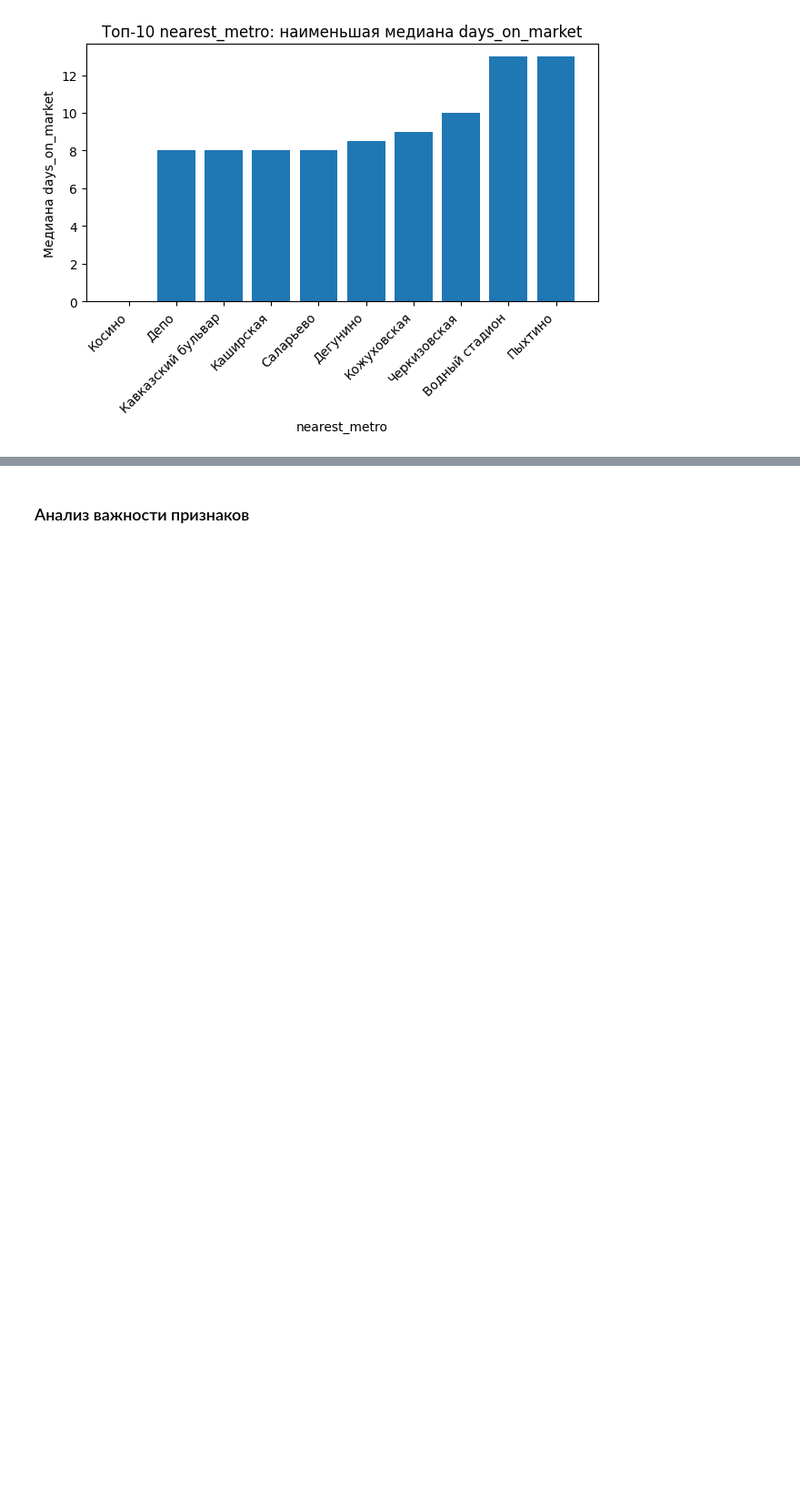
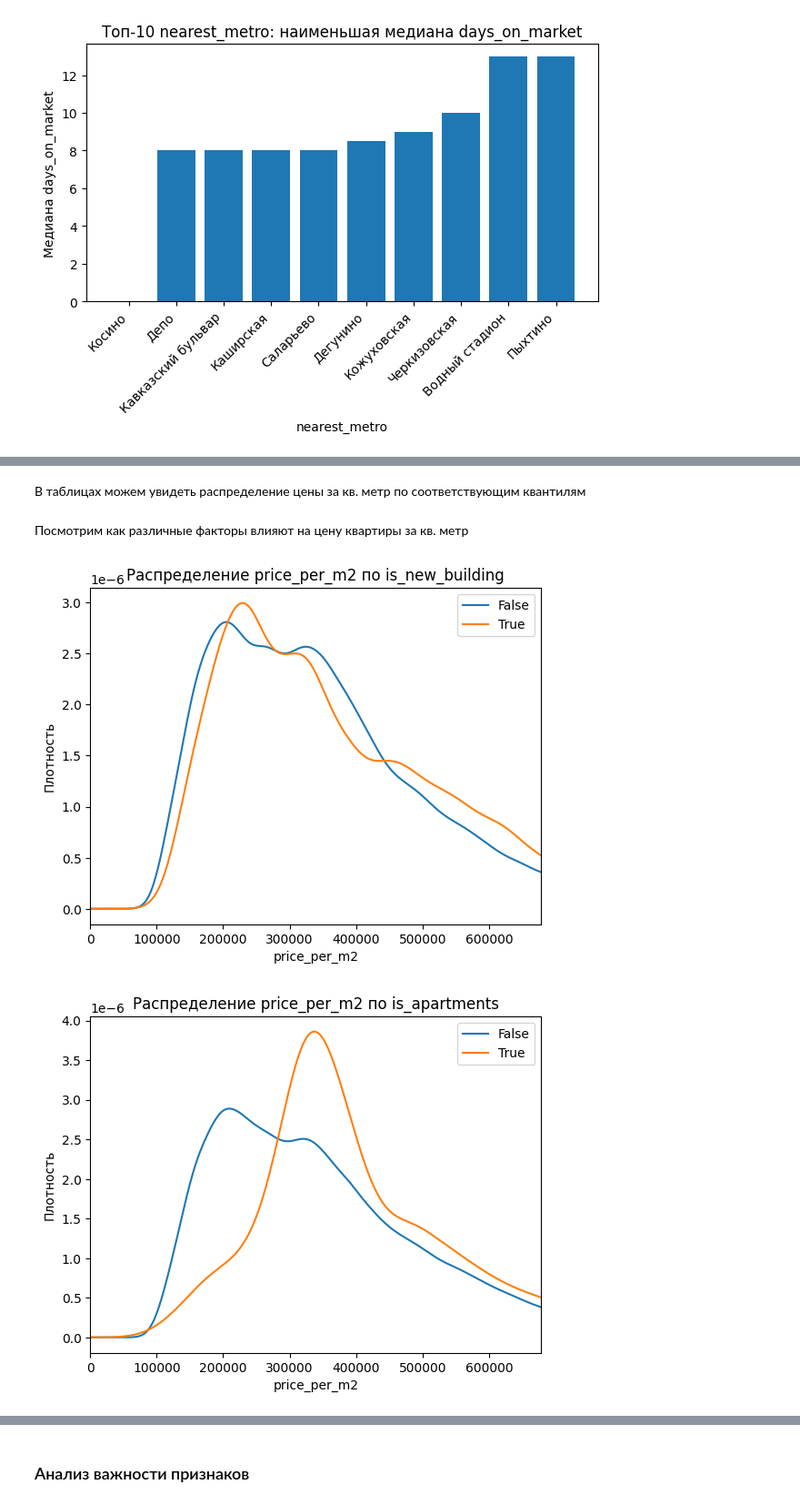
Before and after one commit to NikLikh/Real-Estate-Moscow, a Jupyter notebook: notebooks/03_EDA.ipynb, the cells around one changed output, grey strips where cells are left out. Shown at 91% size. Saved outputs shown, nothing was run; the diff lists cells and outputs as text; code cells hidden in the pictures; blank space fills up the shorter version.

```diff
--- a/notebooks/03_EDA.ipynb
+++ b/notebooks/03_EDA.ipynb
@@ -371,0 +396,20 @@ for col in ['district', 'municipality', 'nearest_metro']:
+# %%
+def target_by_category(frame, col, target='price_per_m2', min_count=200):
+    g = frame.groupby(col)[target]
+    table = g.agg(
+        n='count',
+        p10=lambda s: s.quantile(0.10),
+        p25=lambda s: s.quantile(0.25),
+        p50='median',
+        p75=lambda s: s.quantile(0.75),
+        p90=lambda s: s.quantile(0.90),
+    )
+    return table[table['n'] >= min_count].sort_values('p50').round(1)
+
+cat_features = ['region', 'seller_type', 'rooms', 'is_new_building', 'is_apartments',
+                'deal_conditions', 'building_type', 'renovation', 'parking', 'flat_type',
+                'has_lift', 'mortgage_allowed', 'nearest_metro_walk']
+
+for col in cat_features:
+    print(col)
+    display(target_by_category(dt, col))
@@ -371,0 +455,23 @@ for col in ['district', 'municipality', 'nearest_metro']:
+# %% [markdown]
+В таблицах можем увидеть распределение цены за кв. метр по соответствующим квантилям
+# %% [markdown]
+Посмотрим как различные факторы влияют на цену квартиры за кв. метр
+# %%
+overlay_features = ['is_new_building', 'is_apartments', 'seller_type', 'building_type', 'deal_conditions']
+clip = dt['price_per_m2'].quantile(0.95)
+
+for col in overlay_features:
+    counts = dt[dt[col].ne('unknown')][col].value_counts()
+    cats = counts[counts >= 500].index
+    plt.figure()
+    for val in cats:
+        dt.loc[dt[col] == val, 'price_per_m2'].plot(kind='kde', label=str(val))
+    plt.title(f'Распределение price_per_m2 по {col}')
+    plt.xlabel('price_per_m2')
+    plt.ylabel('Плотность')
+    plt.xlim(0, clip)
+    plt.legend()
+    plt.show()
+# %% [output]
+[figure, added]
+[figure, added]
```
Also changed, not shown: parts of 44 cells of this notebook, 5 other files.
